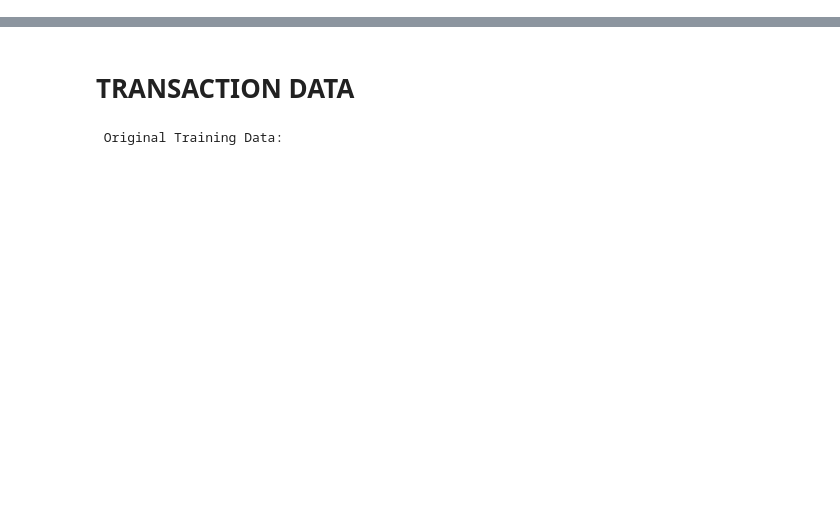
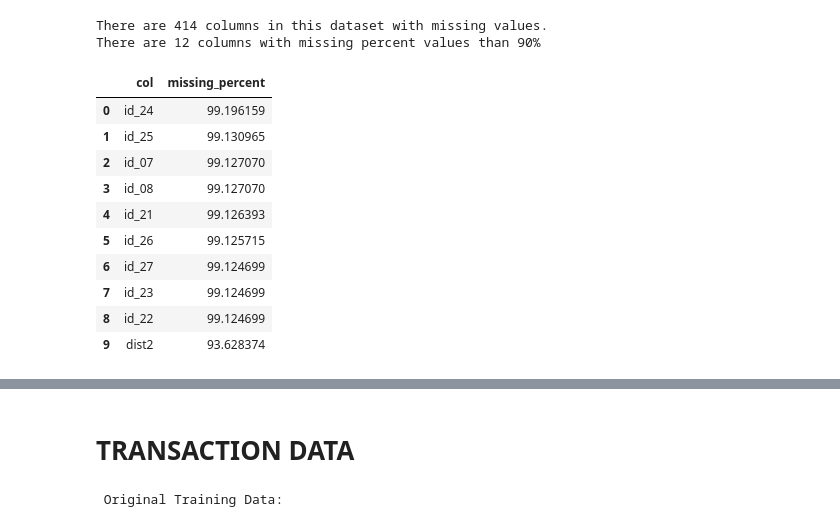
Before and after one commit to chow-sheng-yang/BT4222_Fraud_Detection_CRWKIJ, a Jupyter notebook: preprocessing.ipynb, the cells around one changed output, grey strips where cells are left out. Saved outputs shown, nothing was run; the diff lists cells and outputs as text; code cells hidden in the pictures; blank space fills up the shorter version.

```diff
--- a/preprocessing.ipynb
+++ b/preprocessing.ipynb
@@ -13,0 +48,19 @@ FileNotFoundError: [Errno 2] No such file or directory: 'train_transaction.csv'
+# %%
+df_missing_values = top_missing_cols(df_train, thresh = 90)
+# %% [output]
+There are 414 columns in this dataset with missing values.
+There are 12 columns with missing percent values than 90%
+# %%
+df_missing_values
+# %% [output]
+|  | col | missing_percent |
+| 0 | id_24 | 99.196159 |
+| 1 | id_25 | 99.130965 |
+| 2 | id_07 | 99.127070 |
+| 3 | id_08 | 99.127070 |
+| 4 | id_21 | 99.126393 |
+| 5 | id_26 | 99.125715 |
+| 6 | id_27 | 99.124699 |
+| 7 | id_23 | 99.124699 |
+| 8 | id_22 | 99.124699 |
+| 9 | dist2 | 93.628374 |
```
Also changed, not shown: parts of 12 cells of this notebook, 1 other file.
